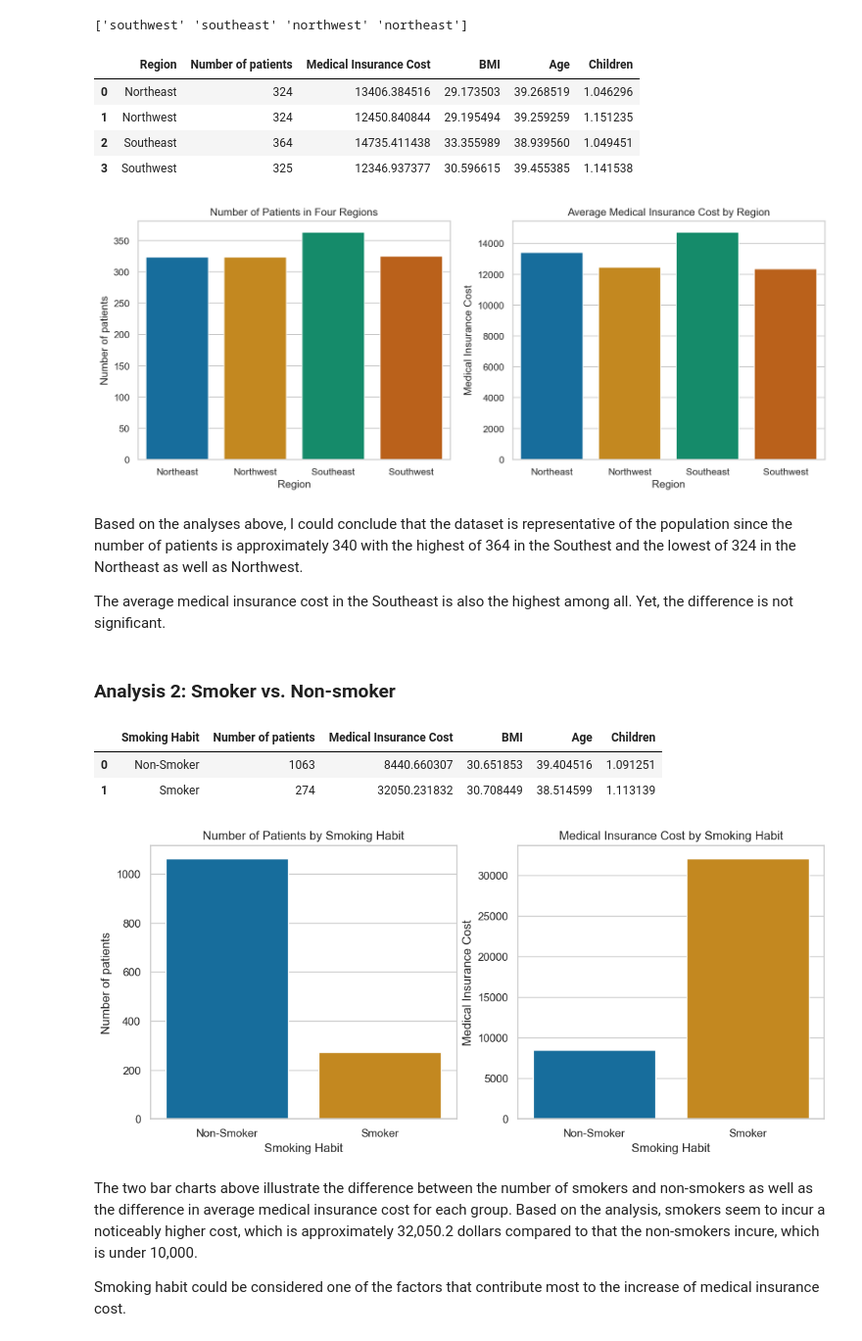
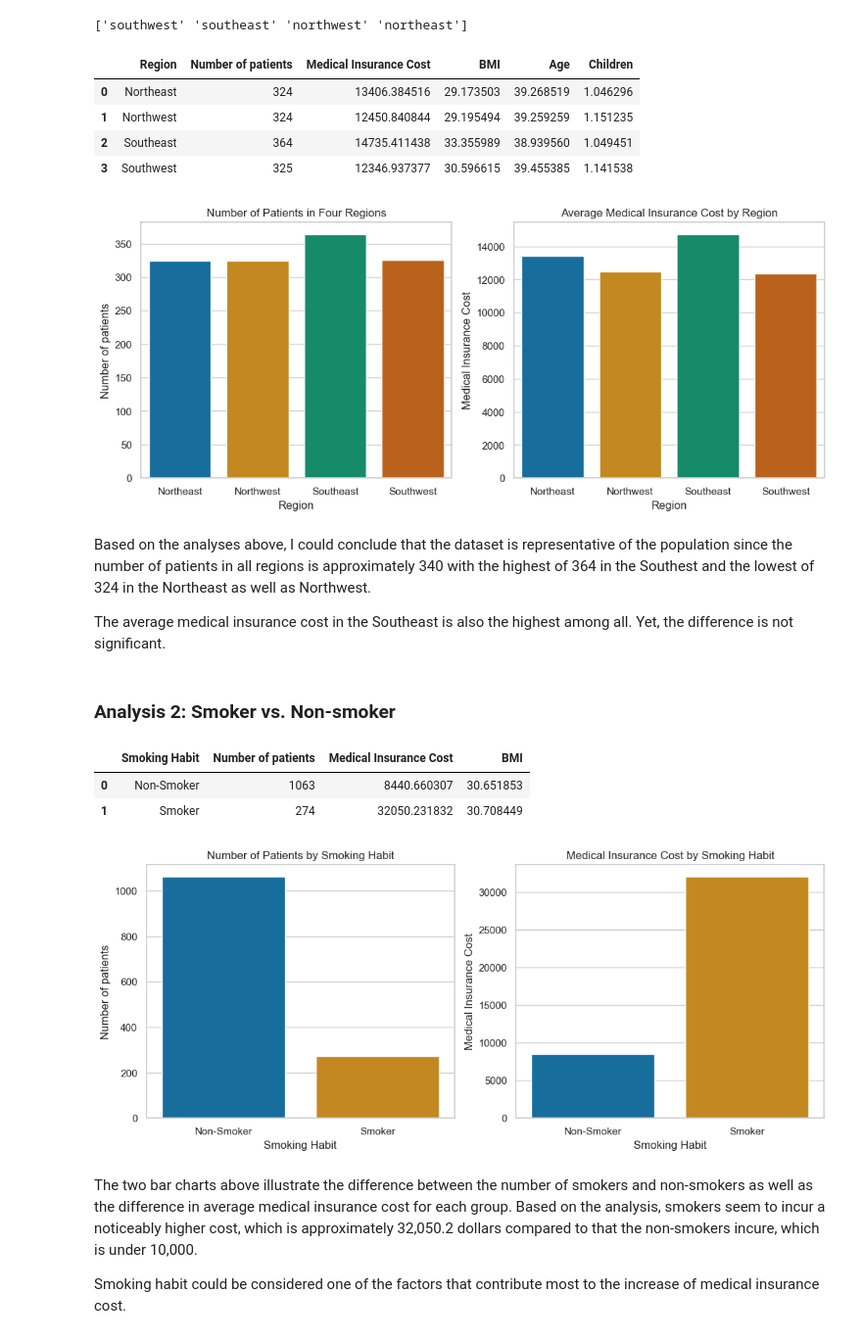
Before and after one commit to breyenguyen/datascienceportfolio, a Jupyter notebook: us-medical-insurance-costs (EDAver).ipynb, the cells around one changed output. Shown at 98% size. Cells and saved outputs as stored; diff of their text form; code cells hidden in the pictures.

```diff
--- a/us-medical-insurance-costs (EDAver).ipynb
+++ b/us-medical-insurance-costs (EDAver).ipynb
@@ -98,37 +104,37 @@ print(regions)
 # %%
 ## Check for the number of patients in each region
 region_pop = dataset.groupby('region').age.count().reset_index()
 region_pop = region_pop.rename(columns={'age':'patient'})
 region_pop.region = region_pop.region.str.title()
 # display(HTML(region_pop.to_html()))
 
 ## Calculate the average medical insurance cost in each region
 region_avg_cost = cal_average(dataset, 'region', 'charges')
 region_avg_bmi = cal_average(dataset, 'region', 'bmi')
 region_avg_age = cal_average(dataset, 'region', 'age')
 region_avg_children = cal_average(dataset, 'region', 'children')
 
 ## Merge all dataframes for region
 region_data = pd.merge(region_pop, region_avg_cost).merge(region_avg_bmi).merge(region_avg_age).merge(region_avg_children)
 region_data.columns = ['Region', 'Number of patients','Medical Insurance Cost', 'BMI', 'Age', 'Children']
 display(HTML(region_data.to_html()))
 
 ## Visualize averages by region
-axs = plt.subplots(ncols=2,nrows=1,figsize=(14,5), dpi=150)
+axs = plt.subplots(ncols=2,nrows=1,figsize=(13,5), dpi=100)
 sns.barplot(x='Region', y='Number of patients', data=region_data, palette='colorblind', ax=axs[1][0]
            ).set_title('Number of Patients in Four Regions')
 sns.barplot(x='Region', y='Medical Insurance Cost', data=region_data, palette='colorblind', ax=axs[1][1]
            ).set_title('Average Medical Insurance Cost by Region')
 plt.show()
 # %% [output]
 |  | Region | Number of patients | Medical Insurance Cost | BMI | Age | Children |
 | 0 | Northeast | 324 | 13406.384516 | 29.173503 | 39.268519 | 1.046296 |
 | 1 | Northwest | 324 | 12450.840844 | 29.195494 | 39.259259 | 1.151235 |
 | 2 | Southeast | 364 | 14735.411438 | 33.355989 | 38.939560 | 1.049451 |
 | 3 | Southwest | 325 | 12346.937377 | 30.596615 | 39.455385 | 1.141538 |
-[figure, old version]
+[figure, new version]
 # %% [markdown]
-Based on the analyses above, I could conclude that the dataset is representative of the population since the number of patients is approximately 340 with the highest of 364 in the Southest and the lowest of 324 in the Northeast as well as Northwest.
+Based on the analyses above, I could conclude that the dataset is representative of the population since the number of patients in all regions is approximately 340 with the highest of 364 in the Southest and the lowest of 324 in the Northeast as well as Northwest.
 
 The average medical insurance cost in the Southeast is also the highest among all. Yet, the difference is not significant.
 # %% [markdown]
@@ -146,25 +152,24 @@ smoke_pop.smoke_habit = smoke_pop.smoke_habit.str.title()
 # Calculate the difference in average medical insurance cost between smokers & non-smokers
 smoke_avg_cost = cal_average(dataset, 'smoke_habit', 'charges' )
 smoke_avg_bmi = cal_average(dataset, 'smoke_habit', 'bmi' )
-smoke_avg_age = cal_average(dataset, 'smoke_habit', 'age' )
-smoke_avg_children = cal_average(dataset, 'smoke_habit', 'children' )
 
-smoke_data = pd.merge(smoke_pop, smoke_avg_cost).merge(smoke_avg_bmi).merge(smoke_avg_age).merge(smoke_avg_children)
-smoke_data.columns = ['Smoking Habit','Number of patients', 'Medical Insurance Cost', 'BMI', 'Age', 'Children']
+# Merge the DataFrames
+smoke_data = pd.merge(smoke_pop, smoke_avg_cost).merge(smoke_avg_bmi)
+smoke_data.columns = ['Smoking Habit','Number of patients', 'Medical Insurance Cost', 'BMI']
 display(HTML(smoke_data.to_html()))
 
 ## The difference in medical insurance cost between smokers and non-smokers
-axs = plt.subplots(ncols=2,nrows=1,figsize=(12,5), dpi=100)
+axs = plt.subplots(ncols=2,nrows=1,figsize=(13,5), dpi=100)
 sns.barplot(x='Smoking Habit', y='Number of patients', data=smoke_data, palette='colorblind', ax=axs[1][0]
            ).set_title('Number of Patients by Smoking Habit')
 sns.barplot(x='Smoking Habit', y='Medical Insurance Cost', data=smoke_data, palette='colorblind'
            ).set_title('Medical Insurance Cost by Smoking Habit')
 plt.show()
 # %% [output]
-|  | Smoking Habit | Number of patients | Medical Insurance Cost | BMI | Age | Children |
-| 0 | Non-Smoker | 1063 | 8440.660307 | 30.651853 | 39.404516 | 1.091251 |
-| 1 | Smoker | 274 | 32050.231832 | 30.708449 | 38.514599 | 1.113139 |
+|  | Smoking Habit | Number of patients | Medical Insurance Cost | BMI |
+| 0 | Non-Smoker | 1063 | 8440.660307 | 30.651853 |
+| 1 | Smoker | 274 | 32050.231832 | 30.708449 |
-[figure, old version]
+[figure, new version]
 # %% [markdown]
 The two bar charts above illustrate the difference between the number of smokers and non-smokers as well as the difference in average medical insurance cost for each group.  Based on the analysis, smokers seem to incur a noticeably higher cost, which is approximately 32,050.2 dollars compared to that the non-smokers incure, which is under 10,000.
 
```
Also changed, not shown: parts of 7 cells of this notebook.
